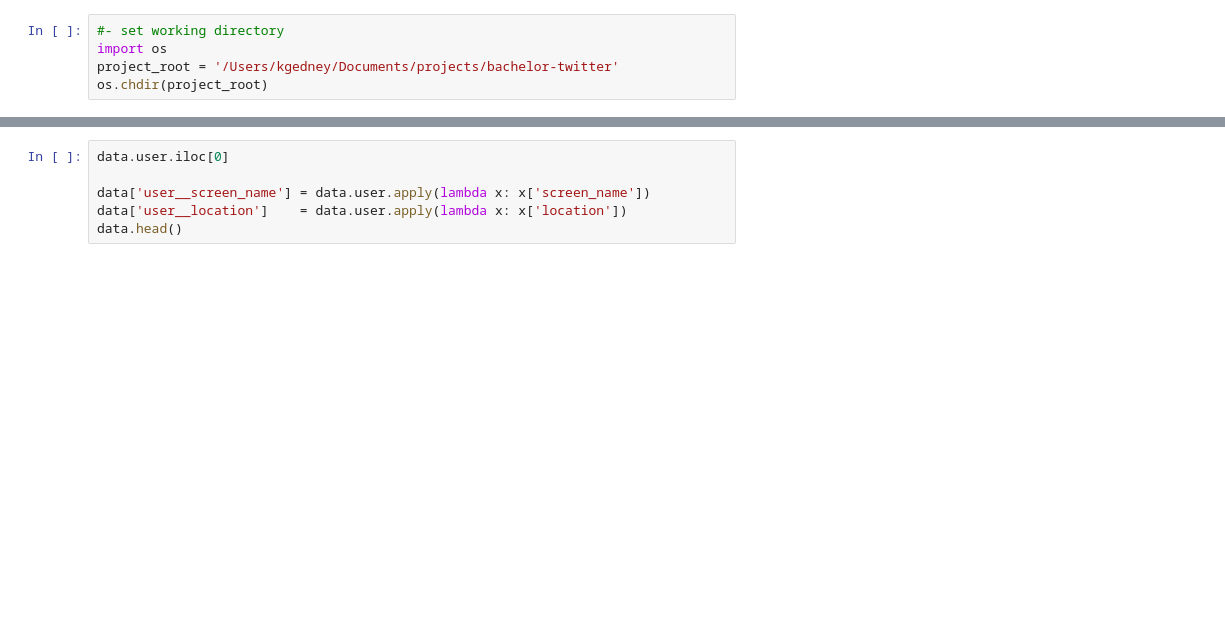
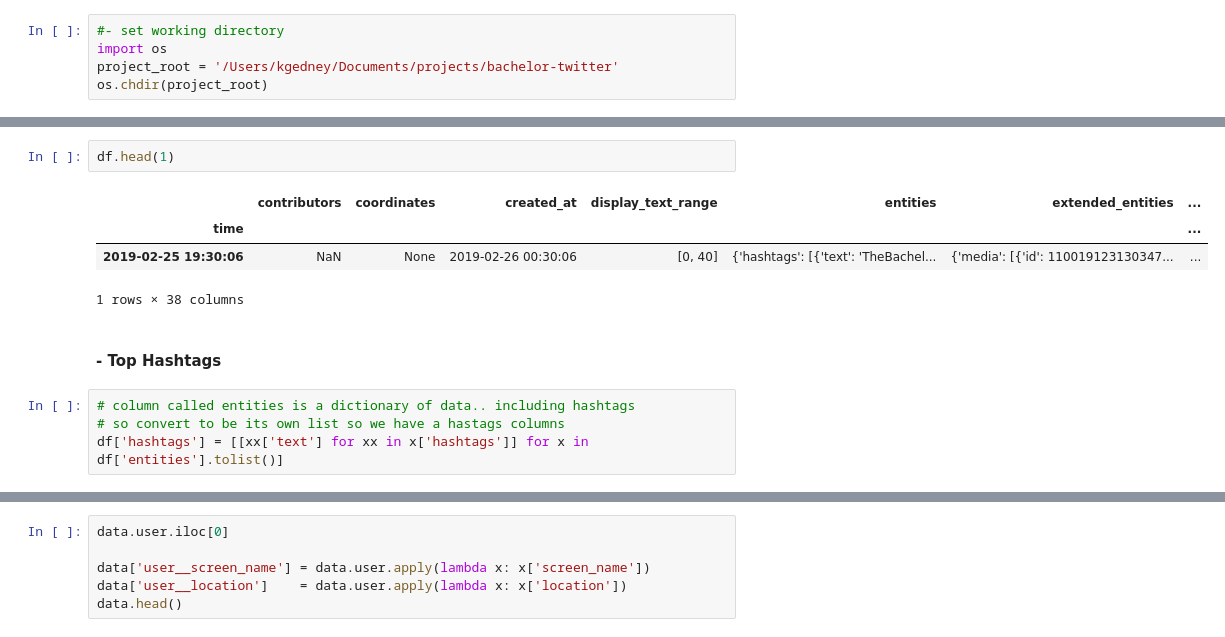
Before and after one commit to kgedney/bachelor-twitter, a Jupyter notebook: analyze-bachelor-tweets.ipynb, the cells around one changed output, grey strips where cells are left out. Saved outputs shown, nothing was run; the diff lists cells and outputs as text; blank space fills up the shorter version.

```diff
--- a/analyze-bachelor-tweets.ipynb
+++ b/analyze-bachelor-tweets.ipynb
@@ -20,0 +86,13 @@ data = pd.read_json('data.jl.bak', lines=True)
+# %%
+df.head(1)
+# %% [output]
+|  | contributors | coordinates | created_at | display_text_range | entities | extended_entities | ... |
+| time |  |  |  |  |  |  | ... |
+| 2019-02-25 19:30:06 | NaN | None | 2019-02-26 00:30:06 | [0, 40] | {'hashtags': [{'text': 'TheBachel... | {'media': [{'id': 110019123130347... | ... |
+1 rows × 38 columns
+# %% [markdown]
+#### - Top Hashtags
+# %%
+# column called entities is a dictionary of data.. including hashtags
+# so convert to be its own list so we have a hastags columns
+df['hashtags'] = [[xx['text'] for xx in x['hashtags']] for x in df['entities'].tolist()]
```
Also changed, not shown: parts of 22 cells of this notebook, 1 other file.
